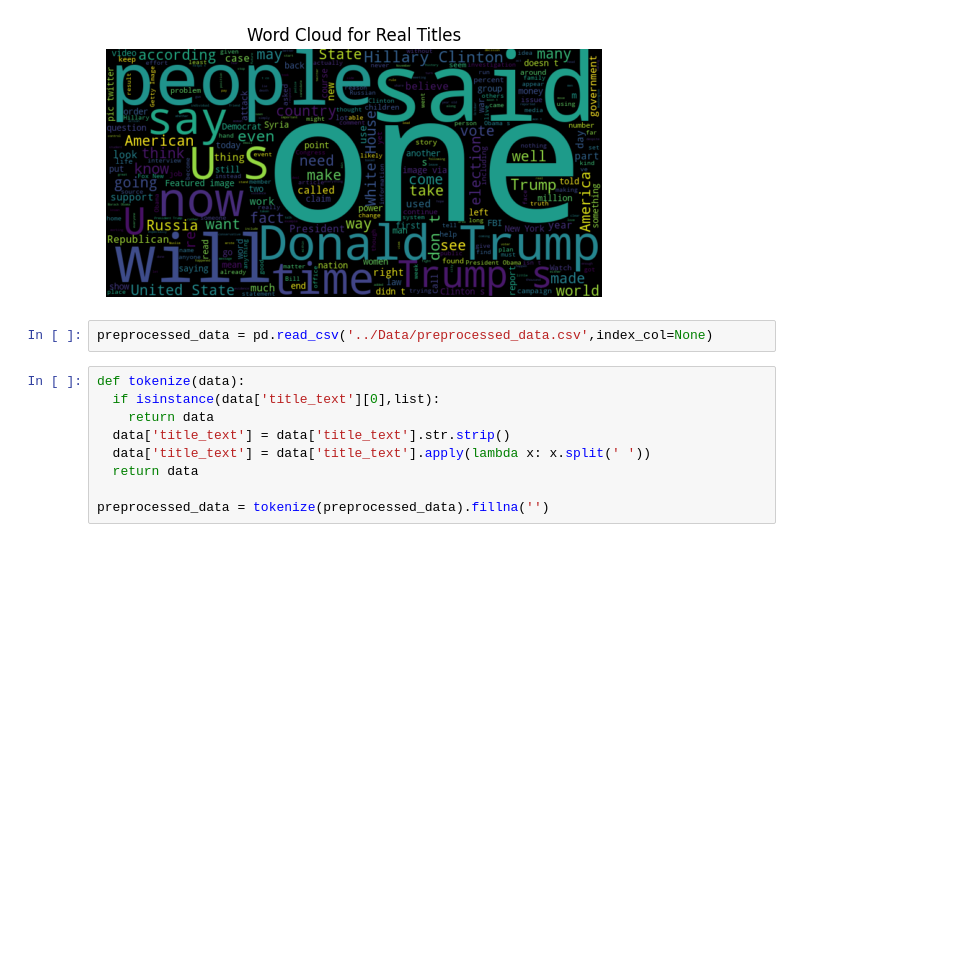
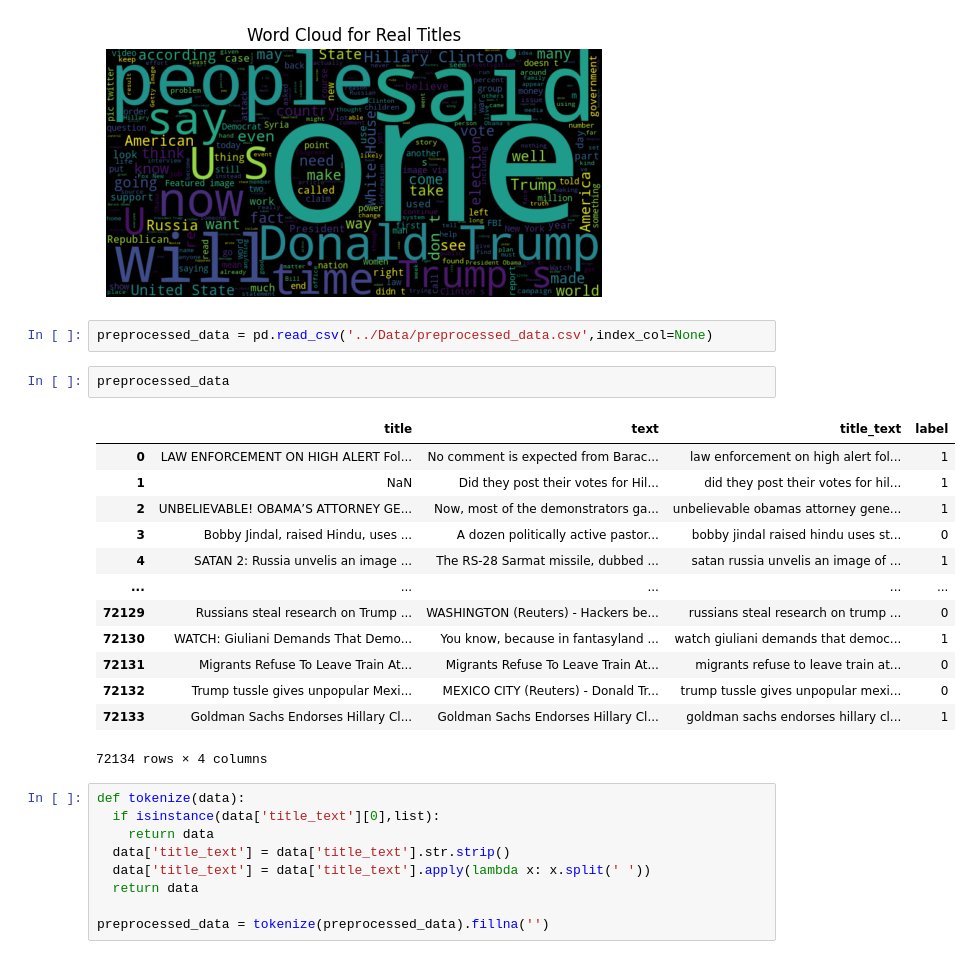
Before and after one commit to KunjBhesaniya10/CS240-Project, a Jupyter notebook: Project_Files/preprocess.ipynb, the cells around one changed output. Saved outputs shown, nothing was run; the diff lists cells and outputs as text; blank space fills up the shorter version.

```diff
--- a/Project_Files/preprocess.ipynb
+++ b/Project_Files/preprocess.ipynb
@@ -93,6 +94,22 @@ plt.show()
 [figure]
 # %%
 preprocessed_data = pd.read_csv('../Data/preprocessed_data.csv',index_col=None)
+# %%
+preprocessed_data
+# %% [output]
+|  | title | text | title_text | label |
+| 0 | LAW ENFORCEMENT ON HIGH ALERT Fol... | No comment is expected from Barac... | law enforcement on high alert fol... | 1 |
+| 1 | NaN | Did they post their votes for Hil... | did they post their votes for hil... | 1 |
+| 2 | UNBELIEVABLE! OBAMA’S ATTORNEY GE... | Now, most of the demonstrators ga... | unbelievable obamas attorney gene... | 1 |
+| 3 | Bobby Jindal, raised Hindu, uses ... | A dozen politically active pastor... | bobby jindal raised hindu uses st... | 0 |
+| 4 | SATAN 2: Russia unvelis an image ... | The RS-28 Sarmat missile, dubbed ... | satan russia unvelis an image of ... | 1 |
+| ... | ... | ... | ... | ... |
+| 72129 | Russians steal research on Trump ... | WASHINGTON (Reuters) - Hackers be... | russians steal research on trump ... | 0 |
+| 72130 | WATCH: Giuliani Demands That Demo... | You know, because in fantasyland ... | watch giuliani demands that democ... | 1 |
+| 72131 | Migrants Refuse To Leave Train At... | Migrants Refuse To Leave Train At... | migrants refuse to leave train at... | 0 |
+| 72132 | Trump tussle gives unpopular Mexi... | MEXICO CITY (Reuters) - Donald Tr... | trump tussle gives unpopular mexi... | 0 |
+| 72133 | Goldman Sachs Endorses Hillary Cl... | Goldman Sachs Endorses Hillary Cl... | goldman sachs endorses hillary cl... | 1 |
+72134 rows × 4 columns
 # %%
 def tokenize(data):
   if isinstance(data['title_text'][0],list):
```
Also changed, not shown: parts of 27 cells of this notebook, 1 other file.
